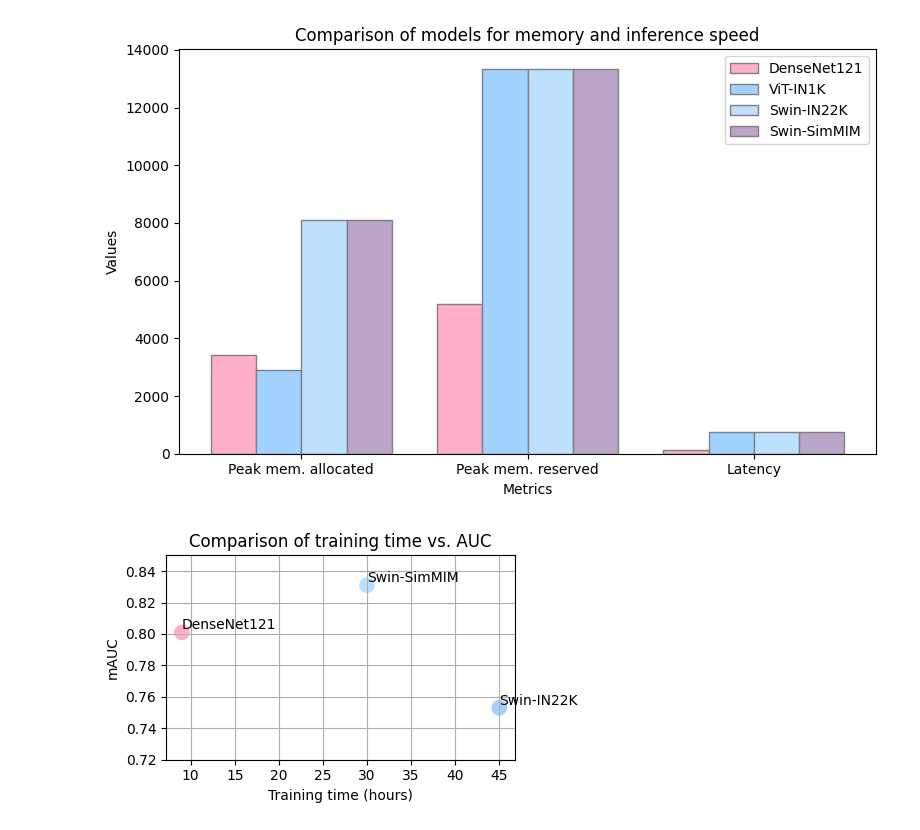
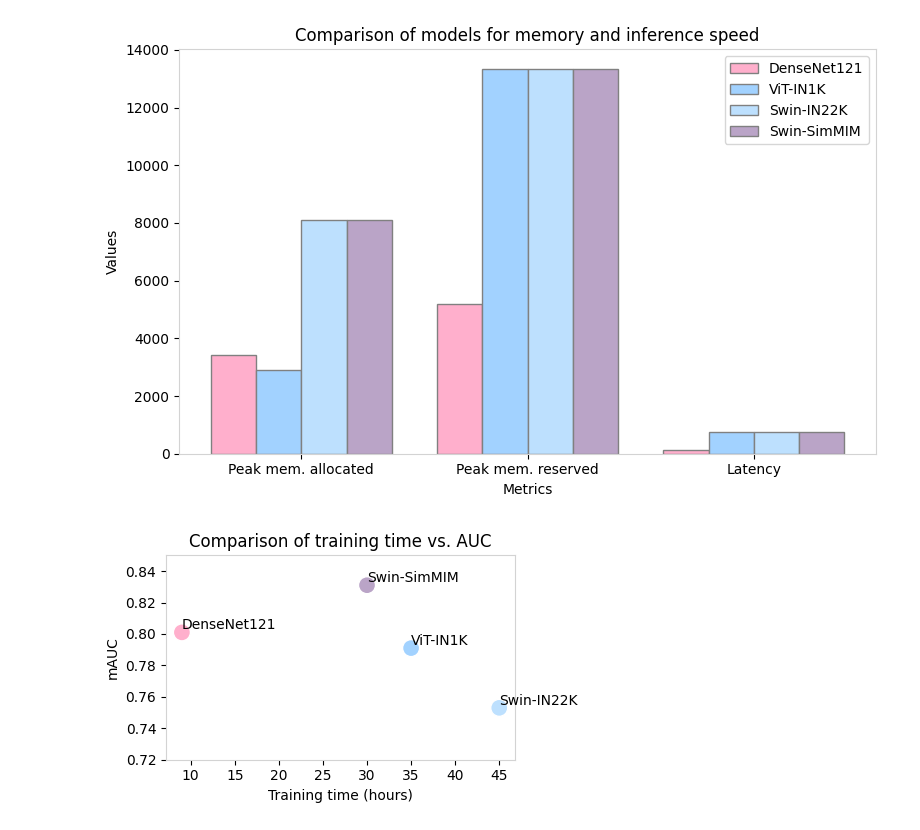
Before and after one commit to taheeraahmed/master-thesis, a Jupyter notebook: 01-multi-label/notebook/evaluation/evaluation-results.ipynb, the cells around one changed output. Drawn from its saved outputs; the diff is of its cells as text; code cells hidden in the pictures.

```diff
--- a/01-multi-label/notebook/evaluation/evaluation-results.ipynb
+++ b/01-multi-label/notebook/evaluation/evaluation-results.ipynb
@@ -91,5 +111,5 @@ plt.savefig("latency-vs-auc.png")
 # %%
-
+import numpy as np
 # Data for the plot
 metrics = ["Peak mem. allocated", "Peak mem. reserved", "Latency"]
 DenseNet121_values = [3410, 5207, 137]
@@ -123,35 +143,47 @@ ax.set_xticklabels(metrics)
 ax.set_ylabel('Values')
 ax.set_title('Comparison of models for memory and inference speed')
 
+ax.spines['top'].set_color('lightgray')
+ax.spines['bottom'].set_color('lightgray')
+ax.spines['left'].set_color('lightgray')
+ax.spines['right'].set_color('lightgray')
 # Create legend
 ax.legend()
 
 plt.tight_layout()
 plt.savefig("speed-memory-comparison.png")
 # %% [output]
-[figure, old version]
+[figure, new version]
 # %%
 # Data for the models regarding training time and accuracy
-training_times = [9, 45, 30]  # in hours
-accuracies = [0.801, 0.753, 0.831]  # mAUC values
-models = ['DenseNet121', 'Swin-IN22K', 'Swin-SimMIM']
+training_times = [9, 35, 45, 30]  # in hours
+accuracies = [0.801, 0.791 ,0.753, 0.831]  # mAUC values
+models = ['DenseNet121', 'ViT-IN1K','Swin-IN22K', 'Swin-SimMIM']
 
 # Creating the plot
 plt.figure(figsize=(5, 3))
 scatter = sns.scatterplot(x=training_times, y=accuracies, hue=models, palette=colors, s=150)
 plt.title('Comparison of training time vs. AUC')
 plt.xlabel('Training time (hours)')
 plt.ylim(0.72, 0.85)
 plt.ylabel('mAUC')
 plt.grid(True)
 # Removing the legend
 scatter.legend_.remove()
 
 # Annotating the points
 for i, model in enumerate(models):
     plt.annotate(model, (training_times[i], accuracies[i] + 0.002))
 
+# Set spines to light gray
+ax = plt.gca()
+ax.spines['top'].set_color('lightgray')
+ax.spines['bottom'].set_color('lightgray')
+ax.spines['left'].set_color('lightgray')
+ax.spines['right'].set_color('lightgray')
+
+plt.grid(False)
 plt.tight_layout()
 plt.savefig("compare-auc-training-time.png")
 # %% [output]
-[figure, old version]
+[figure, new version]
```
Also changed, not shown: parts of 4 cells of this notebook, 33 other files.
